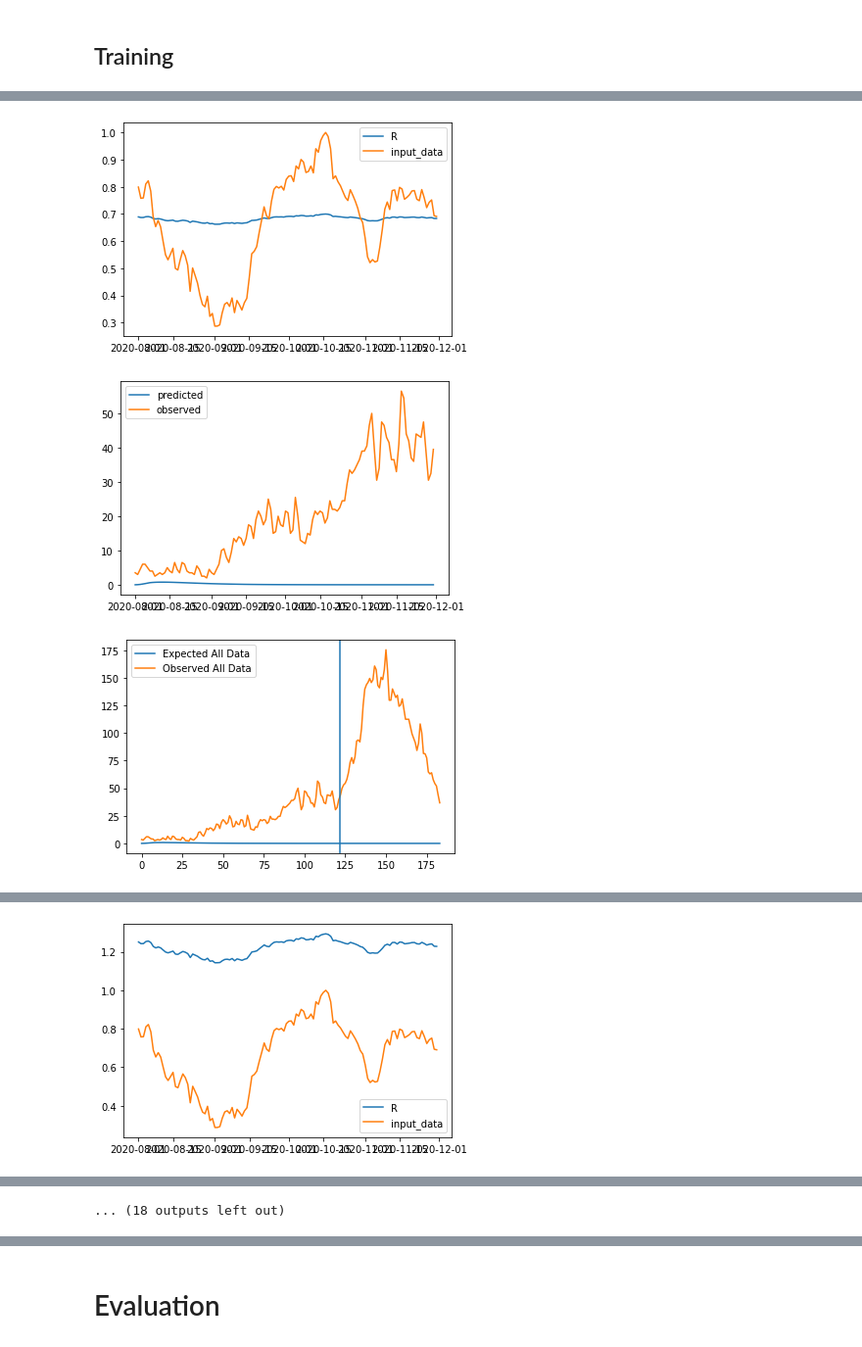
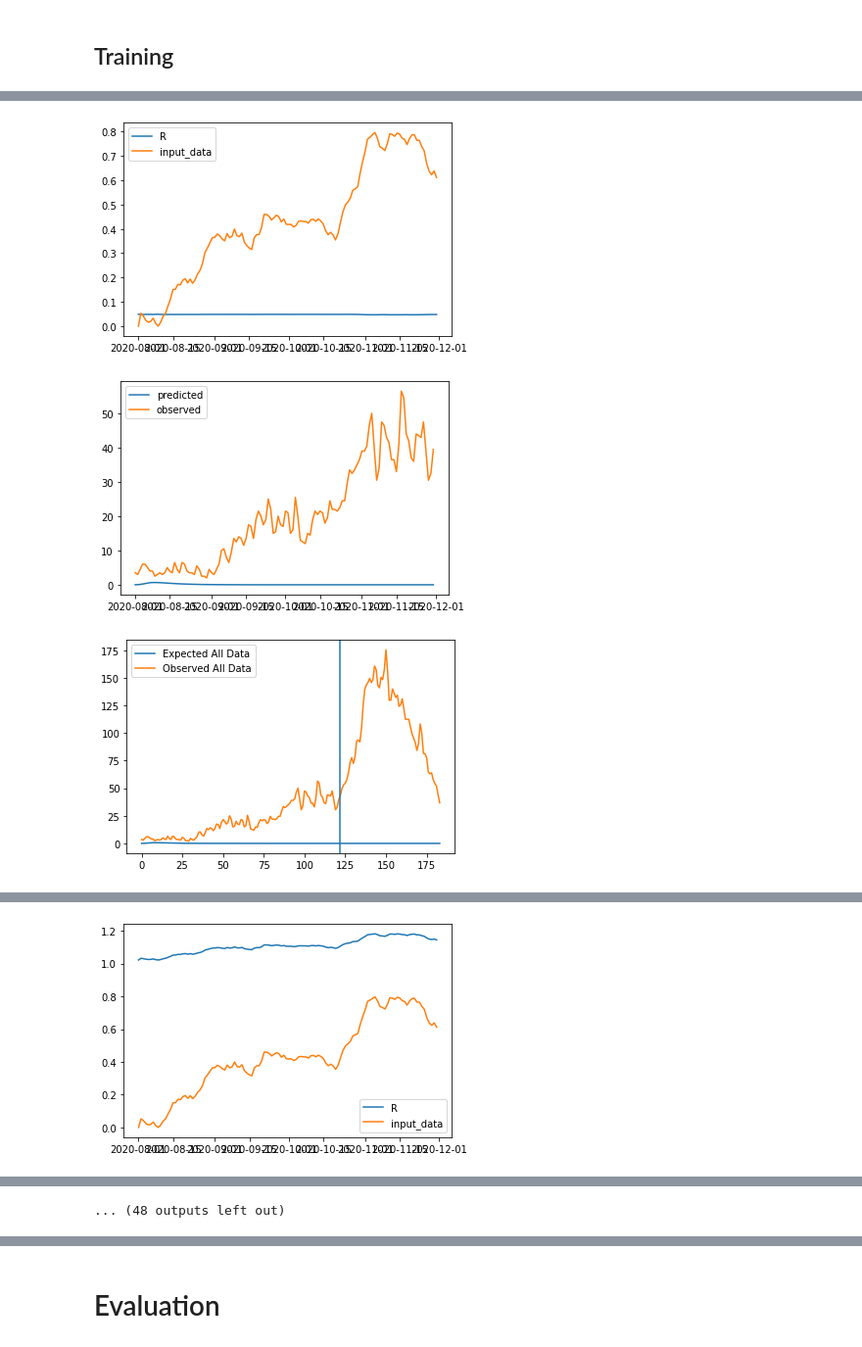
Before and after one commit to anuarsantoyo/master-thesis, a Jupyter notebook: model/model_optimization_split.ipynb, the cells around one changed output, grey strips where cells are left out. Shown at 98% size. Saved outputs shown, nothing was run; the diff lists cells and outputs as text; code cells hidden in the pictures.

```diff
--- a/model/model_optimization_split.ipynb
+++ b/model/model_optimization_split.ipynb
@@ -86,14 +86,14 @@ df_obs.head(3)
 #method_type = 'linear'
 method_type = 'nn'
 
-#input_type = 'factor_data'
-input_type = 'group_data'
+input_type = 'factor_data'
+#input_type = 'group_data'
 #input_type = 'mobility_data'
 # %% [markdown]
 # Load Input Data
 # %%
 if input_type == 'factor_data':
-  input_data_cols = ['F0_cautious_behaviour',  'F1_perception_advice'] #['F0_cautious_behaviour', 'F1_perception_advice', 'F2_applicability_usefullness_advice', 'F3_behaviour_others', 'F4_consequence_advice']
+  input_data_cols = ['F3_behaviour_others'] #['F0_cautious_behaviour', 'F1_perception_advice', 'F2_applicability_usefullness_advice', 'F3_behaviour_others', 'F4_consequence_advice']
   input_data_train, input_data_test = get_model_input(start=start_time, end=end_time, split_date=train_test_split_time, path='data/modeling/fa_data_model_input.csv', rolling_avg=7, input_data_cols=input_data_cols)
   input_data = get_model_input(start=start_time, end=end_time, split_date=None, path='data/modeling/fa_data_model_input.csv', rolling_avg=7, input_data_cols=input_data_cols)
 
@@ -140,7 +140,7 @@ dict_param
 # %%
 from torch.optim.lr_scheduler import ExponentialLR
 
-epochs = 500#1000
+epochs = 1000
 
 params_to_be_optimized = method.get_parameters() + [dict_param['prime_values']['phi']]
 if observation == 'hospitalization':
@@ -198,3 +198,3 @@ Step: 0, Learning Rate: 0.00999 Time: 0.0835, Comparison Loss: 15516.45703125
-[figure, old version]
+[figure, new version]
 [figure]
 [figure]
@@ -202 +202 @@ Step: 50, Learning Rate: 0.00950254422568834 Time: 0.0783, Comparison Loss: 2568
-[figure, old version]
+[figure, new version]
@@ -209,4 +209,4 @@ Step: 150, Learning Rate: 0.008597827393003531 Time: 0.0773, Comparison Loss: 21
-... (18 outputs left out)
+... (48 outputs left out)
 # %%
 comparison_loss_train / dict_param['real_values']['phi']
 # %% [output]
```
Also changed, not shown: parts of 9 cells of this notebook, 10 other files.
